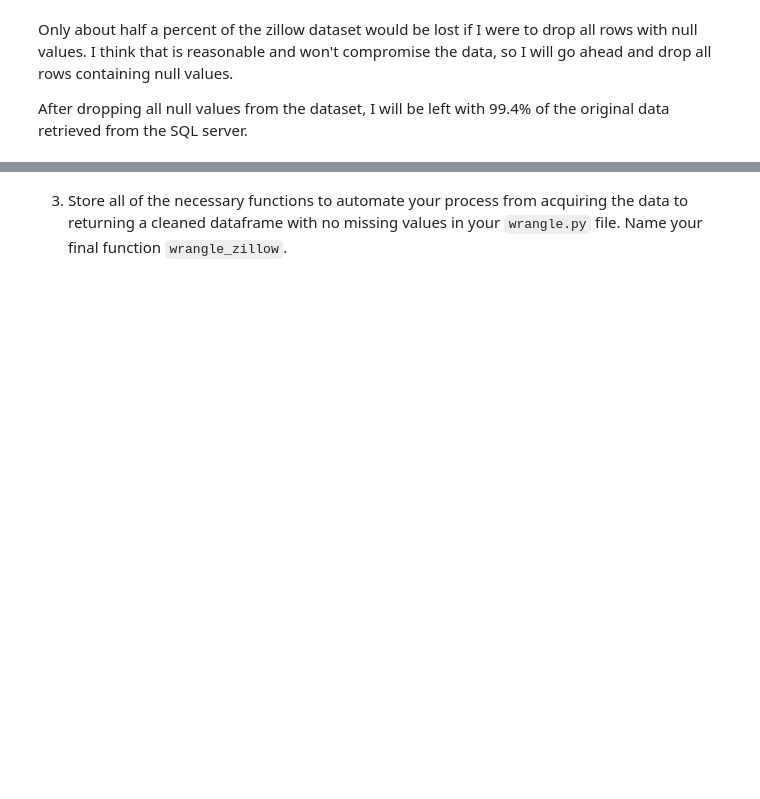
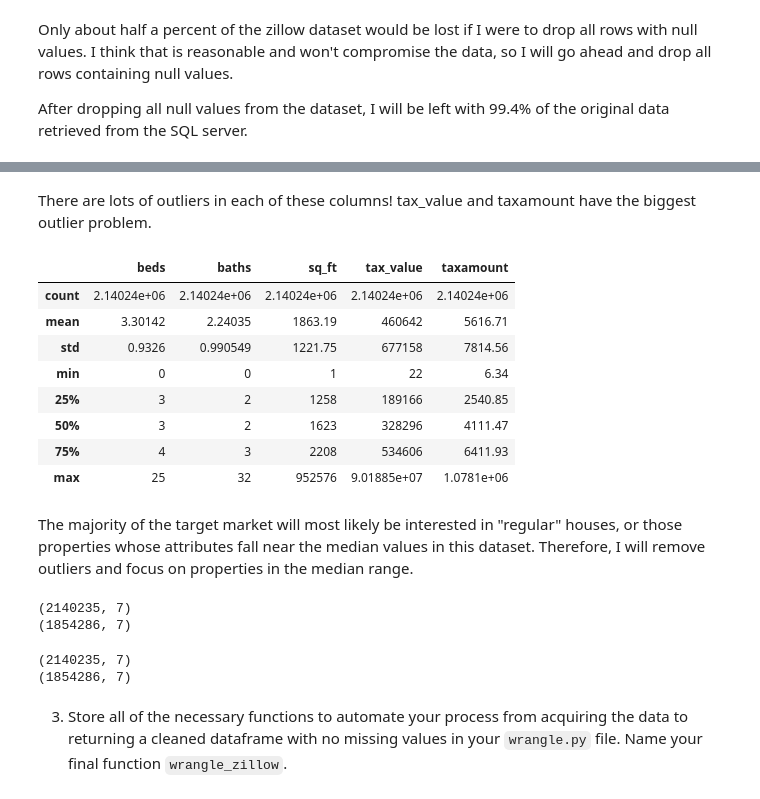
Before and after one commit to sophia-stewart/regression-exercises, a Jupyter notebook: wrangle.ipynb, the cells around one changed output, grey strips where cells are left out. Drawn from its saved outputs; the diff is of its cells as text; code cells hidden in the pictures; blank space fills up the shorter version.

```diff
--- a/wrangle.ipynb
+++ b/wrangle.ipynb
@@ -225,0 +303,19 @@ memory usage: 130.6 MB
+# %% [markdown]
+There are lots of outliers in each of these columns! tax_value and taxamount have the biggest outlier problem.
+# %%
+# from Adam's review!
+# allows for viewing descriptive stats w/o excessive scientific notation
+# view quartiles
+zillow.describe().apply(lambda s: s.apply(lambda x: format(x, 'g')))
+# %% [output]
+|  | beds | baths | sq_ft | tax_value | taxamount |
+| count | 2.14024e+06 | 2.14024e+06 | 2.14024e+06 | 2.14024e+06 | 2.14024e+06 |
+| mean | 3.30142 | 2.24035 | 1863.19 | 460642 | 5616.71 |
+| std | 0.9326 | 0.990549 | 1221.75 | 677158 | 7814.56 |
+| min | 0 | 0 | 1 | 22 | 6.34 |
+| 25% | 3 | 2 | 1258 | 189166 | 2540.85 |
+| 50% | 3 | 2 | 1623 | 328296 | 4111.47 |
+| 75% | 4 | 3 | 2208 | 534606 | 6411.93 |
+| max | 25 | 32 | 952576 | 9.01885e+07 | 1.0781e+06 |
+# %% [markdown]
+The majority of the target market will most likely be interested in "regular" houses, or those properties whose attributes fall near the median values in this dataset. Therefore, I will remove outliers and focus on properties in the median range.
@@ -226,2 +342,19 @@ memory usage: 130.6 MB
+# %%
+# select columns from which to remove outliers
+cols = zillow.select_dtypes(float)
+# test function
+print(zillow.shape)
+print(remove_outliers(zillow, cols, 1.5).shape)
+# %% [output]
+(2140235, 7)
+(1854286, 7)
+# %%
+# implement function with before/after print functions just to be double sure it worked
+print(f'Shape with outliers: {zillow.shape}')
+zillow = remove_outliers(zillow, cols, 1.5)
+print(f'Shape with outliers: {zillow.shape}')
+# %% [output]
+(2140235, 7)
+(1854286, 7)
 # %% [markdown]
 3. Store all of the necessary functions to automate your process from acquiring the data to returning a cleaned dataframe with no missing values in your `wrangle.py` file. Name your final function `wrangle_zillow`.
```
Also changed, not shown: parts of 27 cells of this notebook.
